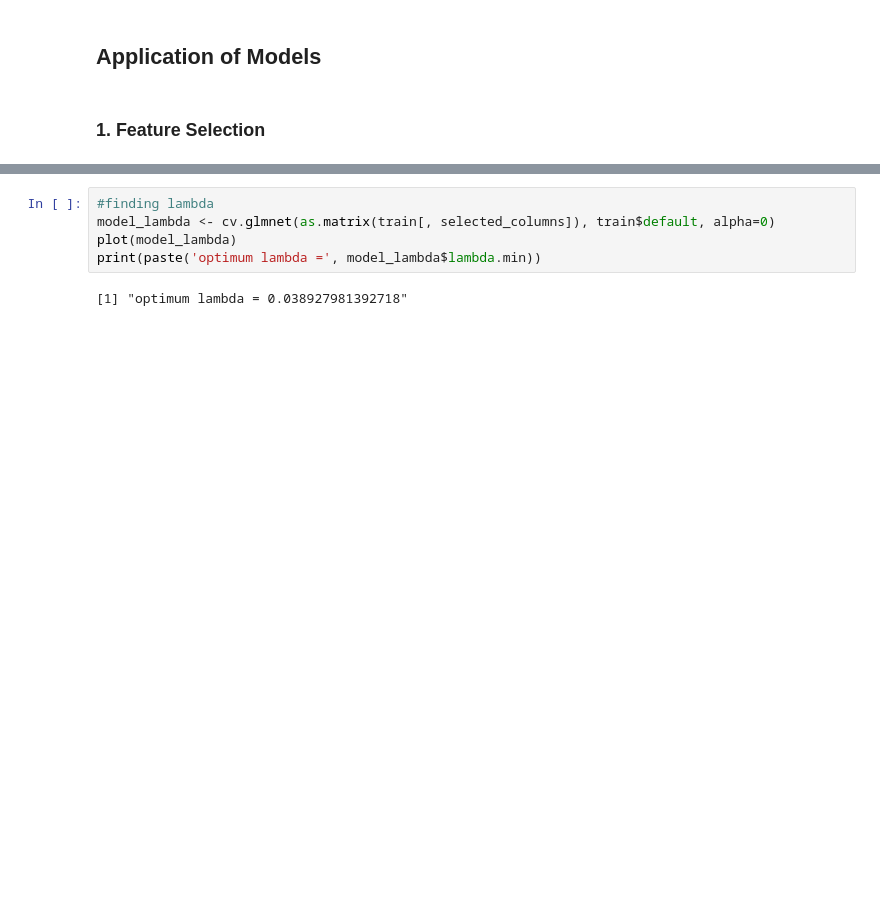
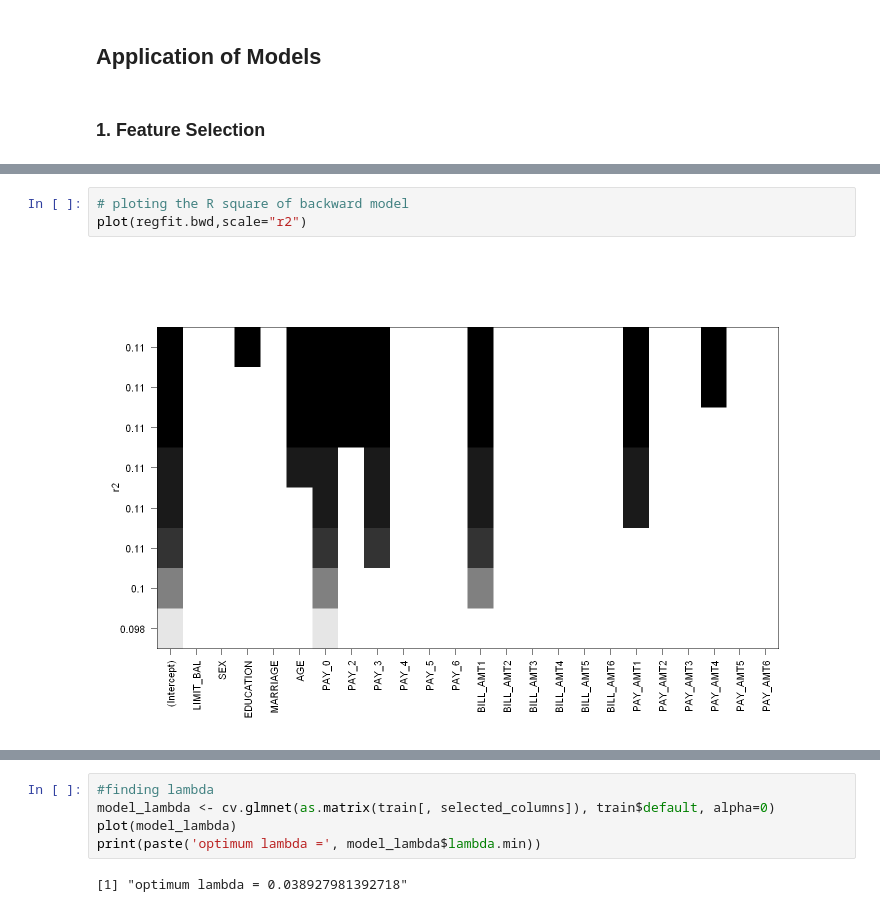
Before and after one commit to alipourmotlagh/MBD_statistical_learning, a Jupyter notebook: Individual Project/Motlagh_Project.ipynb, the cells around one changed output, grey strips where cells are left out. Drawn from its saved outputs; the diff is of its cells as text; blank space fills up the shorter version.

```diff
--- a/Individual Project/Motlagh_Project.ipynb
+++ b/Individual Project/Motlagh_Project.ipynb
@@ -494,0 +541,5 @@ PAY_3         FALSE      FALSE
+# %%
+# ploting the R square of backward model
+plot(regfit.bwd,scale="r2")
+# %% [output]
+[figure, added]
```
Also changed, not shown: parts of 28 cells of this notebook, 1 other file.
